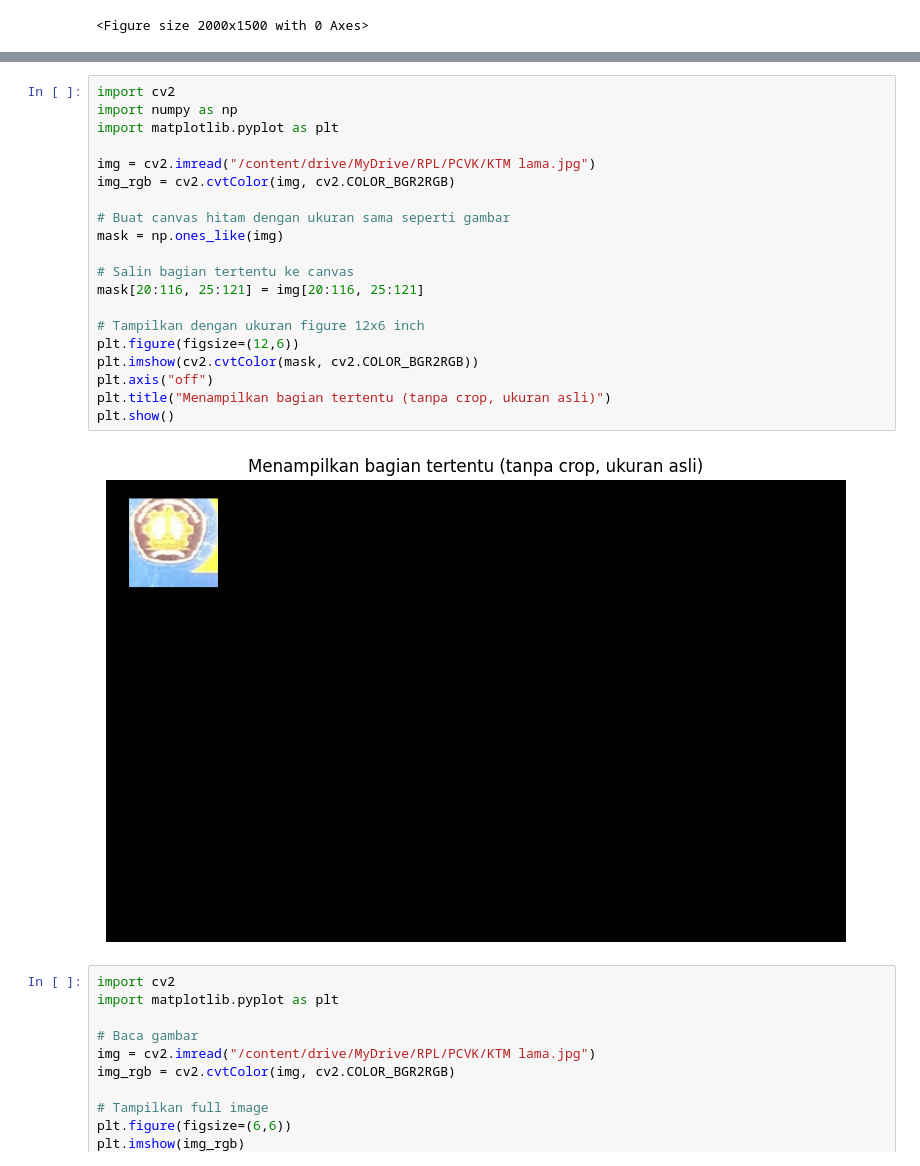
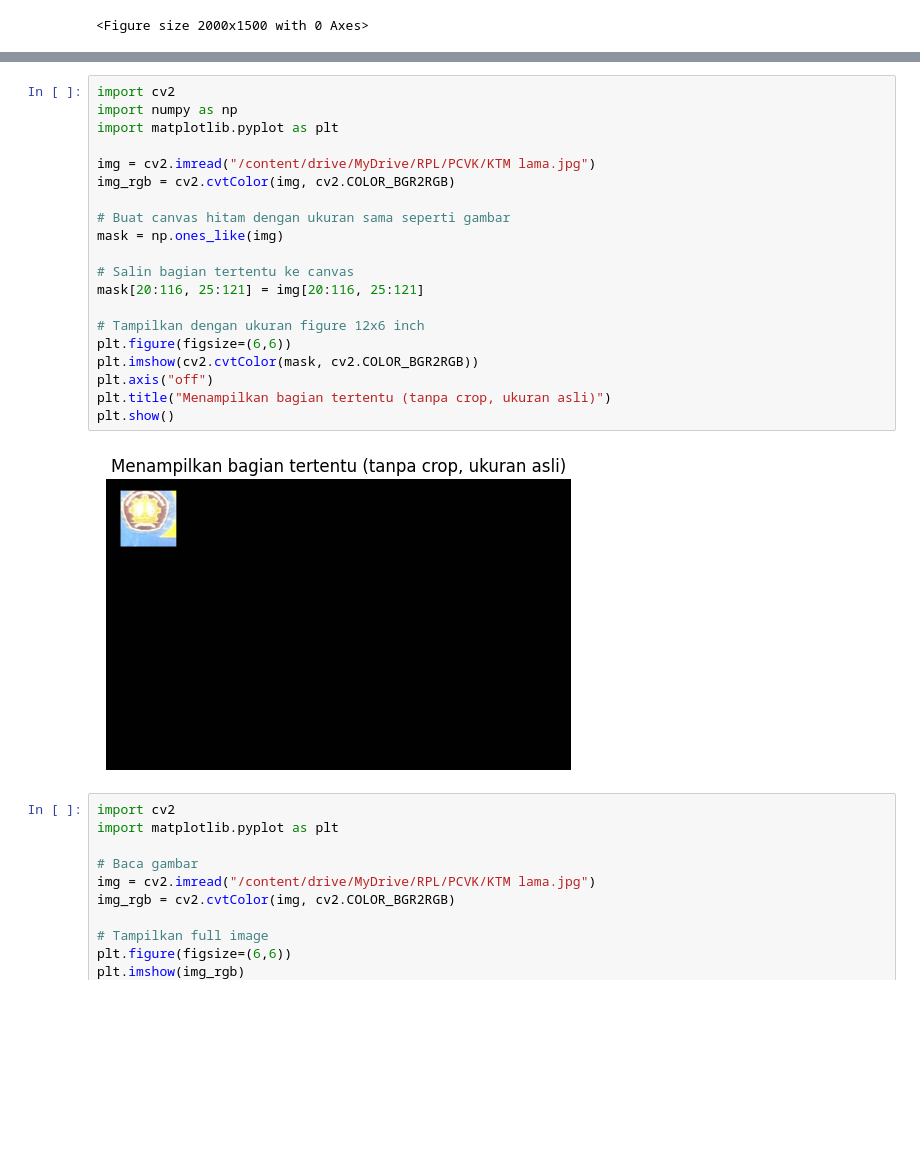
Before and after one commit to Chaidir110/PCVK_Ganjil_2025, a Jupyter notebook: pertemuan_2b.ipynb, the cells around one changed output, grey strips where cells are left out. Cells and saved outputs as stored; diff of their text form; blank space fills up the shorter version.

```diff
--- a/pertemuan_2b.ipynb
+++ b/pertemuan_2b.ipynb
@@ -134,25 +163,25 @@ plt.show()
 # %%
 import cv2
 import numpy as np
 import matplotlib.pyplot as plt
 
 img = cv2.imread("/content/drive/MyDrive/RPL/PCVK/KTM lama.jpg")
 img_rgb = cv2.cvtColor(img, cv2.COLOR_BGR2RGB)
 
 # Buat canvas hitam dengan ukuran sama seperti gambar
 mask = np.ones_like(img)
 
 # Salin bagian tertentu ke canvas
 mask[20:116, 25:121] = img[20:116, 25:121]
 
 # Tampilkan dengan ukuran figure 12x6 inch
-plt.figure(figsize=(12,6))
+plt.figure(figsize=(6,6))
 plt.imshow(cv2.cvtColor(mask, cv2.COLOR_BGR2RGB))
 plt.axis("off")
 plt.title("Menampilkan bagian tertentu (tanpa crop, ukuran asli)")
 plt.show()
 # %% [output]
-[figure, old version]
+[figure, new version]
 # %%
 import cv2
 import matplotlib.pyplot as plt
```
Also changed, not shown: parts of 3 cells of this notebook.
